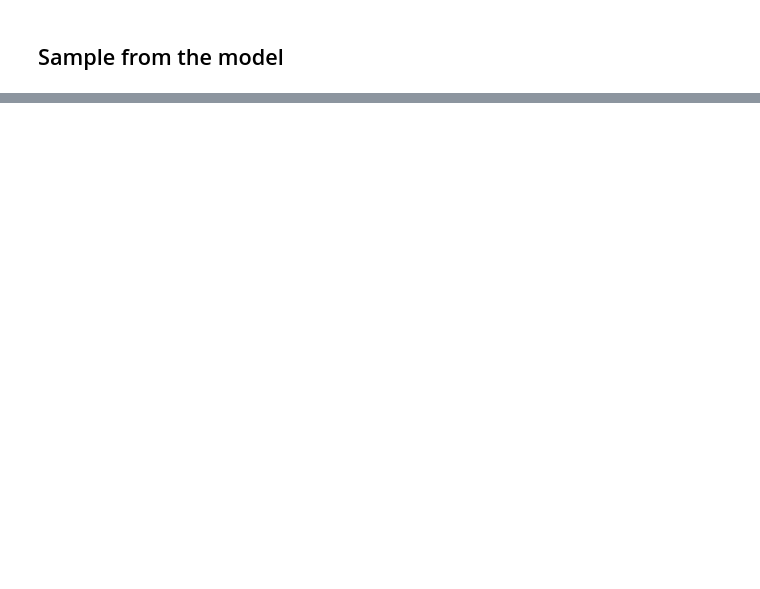
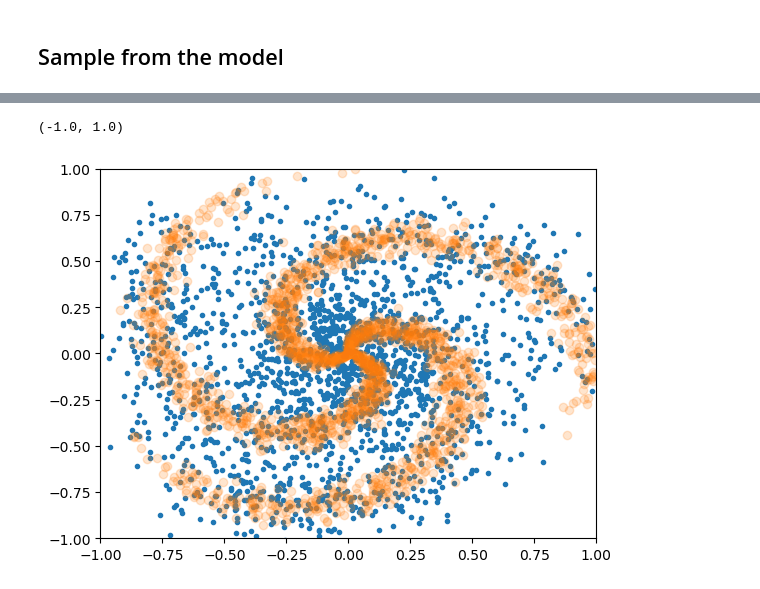
Before and after one commit to AltmanMa/EE-660-HW5, a Jupyter notebook: denoising_score_matching.ipynb, the cells around one changed output, grey strips where cells are left out. Cells and saved outputs as stored; diff of their text form; code cells hidden in the pictures; blank space fills up the shorter version.

```diff
--- a/denoising_score_matching.ipynb
+++ b/denoising_score_matching.ipynb
@@ -217,0 +261,15 @@ plt.ylim([-4, 4])
+# %%
+samples_pin = langevin_sampling(
+    params_pin,
+    next(prng_seq),
+    5e-3,
+    2 * jax.random.normal(next(prng_seq), shape=(2000, 2)),
+    1000)
+plt.plot(samples_pin[:, 0], samples_pin[:, 1], '.')
+plt.plot(X_train_pin[:, 0], X_train_pin[:, 1], 'o', alpha=0.2)
+
+plt.xlim([-1, 1])
+plt.ylim([-1, 1])
+# %% [output]
+(-1.0, 1.0)
+[figure, added]
```
Also changed, not shown: parts of 9 cells of this notebook.
